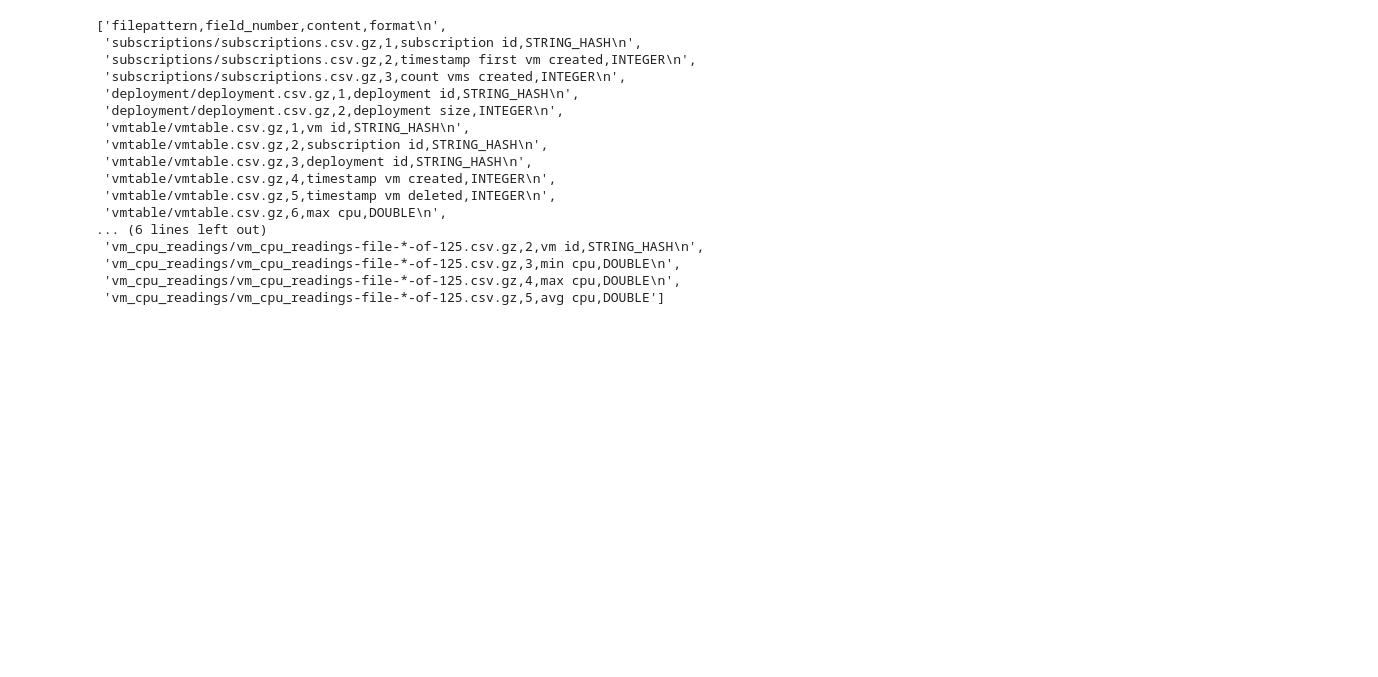
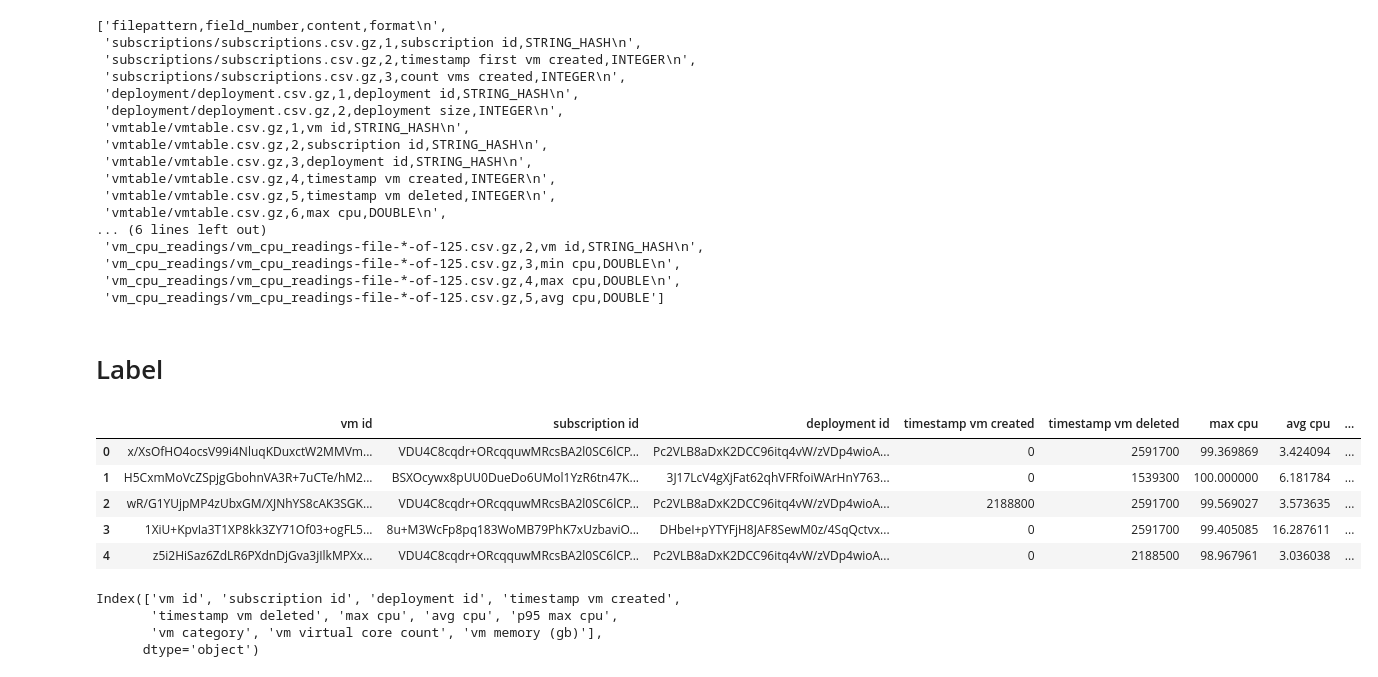
Before and after one commit to lsh950919/cloud_project, a Jupyter notebook: preprocess.ipynb, the cells around one changed output. Drawn from its saved outputs; the diff is of its cells as text; code cells hidden in the pictures; blank space fills up the shorter version.

```diff
--- a/preprocess.ipynb
+++ b/preprocess.ipynb
@@ -337,3 +390,26 @@ schema
  'vm_cpu_readings/vm_cpu_readings-file-*-of-125.csv.gz,3,min cpu,DOUBLE\n',
  'vm_cpu_readings/vm_cpu_readings-file-*-of-125.csv.gz,4,max cpu,DOUBLE\n',
  'vm_cpu_readings/vm_cpu_readings-file-*-of-125.csv.gz,5,avg cpu,DOUBLE']
+# %% [markdown]
+# Label
+# %%
+import pandas as pd
+df = pd.read_csv('./data/vmtable.csv', header = None)
+# %%
+a = [content.split(',')[2] for content in open('data/schema.csv').readlines() if content.startswith('vmtable')]
+df.columns = a
+df.head()
+# %% [output]
+|  | vm id | subscription id | deployment id | timestamp vm created | timestamp vm deleted | max cpu | avg cpu | ... |
+| 0 | x/XsOfHO4ocsV99i4NluqKDuxctW2MMVm... | VDU4C8cqdr+ORcqquwMRcsBA2l0SC6lCP... | Pc2VLB8aDxK2DCC96itq4vW/zVDp4wioA... | 0 | 2591700 | 99.369869 | 3.424094 | ... |
+| 1 | H5CxmMoVcZSpjgGbohnVA3R+7uCTe/hM2... | BSXOcywx8pUU0DueDo6UMol1YzR6tn47K... | 3J17LcV4gXjFat62qhVFRfoiWArHnY763... | 0 | 1539300 | 100.000000 | 6.181784 | ... |
+| 2 | wR/G1YUjpMP4zUbxGM/XJNhYS8cAK3SGK... | VDU4C8cqdr+ORcqquwMRcsBA2l0SC6lCP... | Pc2VLB8aDxK2DCC96itq4vW/zVDp4wioA... | 2188800 | 2591700 | 99.569027 | 3.573635 | ... |
+| 3 | 1XiU+KpvIa3T1XP8kk3ZY71Of03+ogFL5... | 8u+M3WcFp8pq183WoMB79PhK7xUzbaviO... | DHbeI+pYTYFjH8JAF8SewM0z/4SqQctvx... | 0 | 2591700 | 99.405085 | 16.287611 | ... |
+| 4 | z5i2HiSaz6ZdLR6PXdnDjGva3jIlkMPXx... | VDU4C8cqdr+ORcqquwMRcsBA2l0SC6lCP... | Pc2VLB8aDxK2DCC96itq4vW/zVDp4wioA... | 0 | 2188500 | 98.967961 | 3.036038 | ... |
+# %%
+df.columns
+# %% [output]
+Index(['vm id', 'subscription id', 'deployment id', 'timestamp vm created',
+       'timestamp vm deleted', 'max cpu', 'avg cpu', 'p95 max cpu',
+       'vm category', 'vm virtual core count', 'vm memory (gb)'],
+      dtype='object')
```
Also changed, not shown: parts of 13 cells of this notebook, 6 other files.
